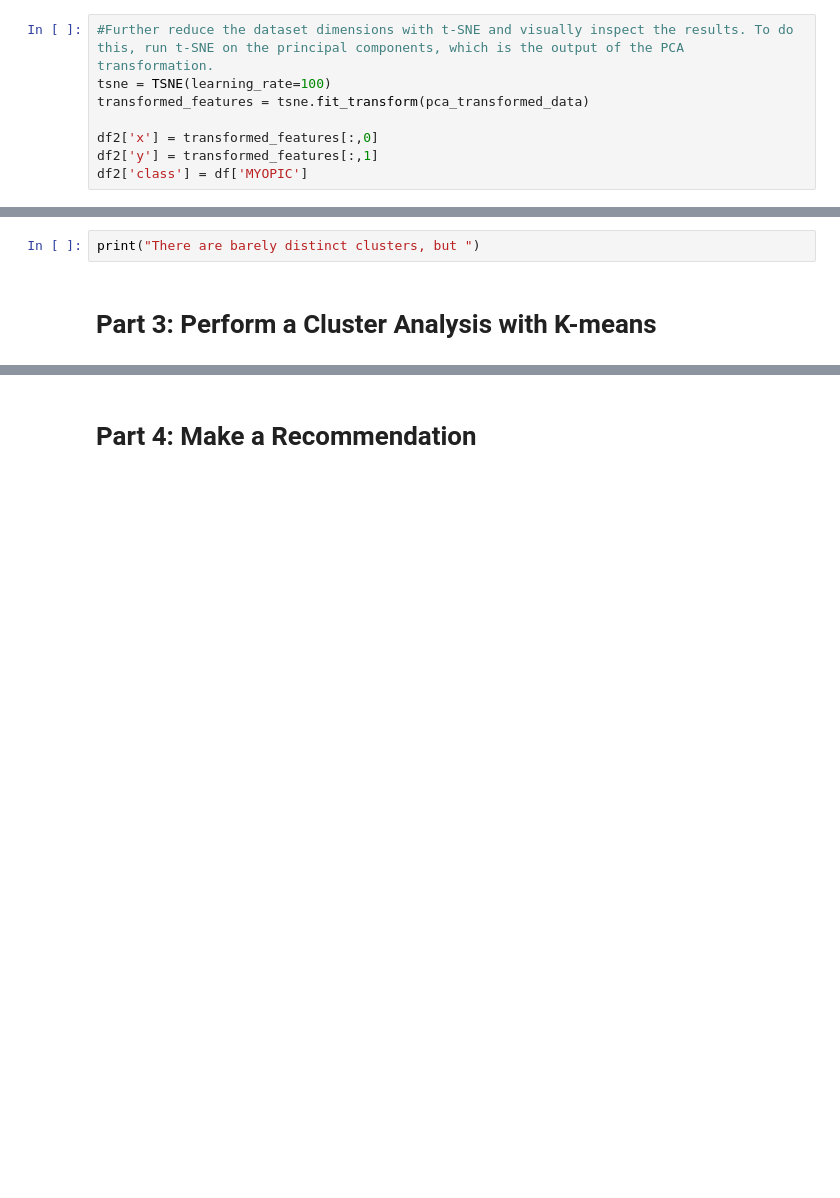
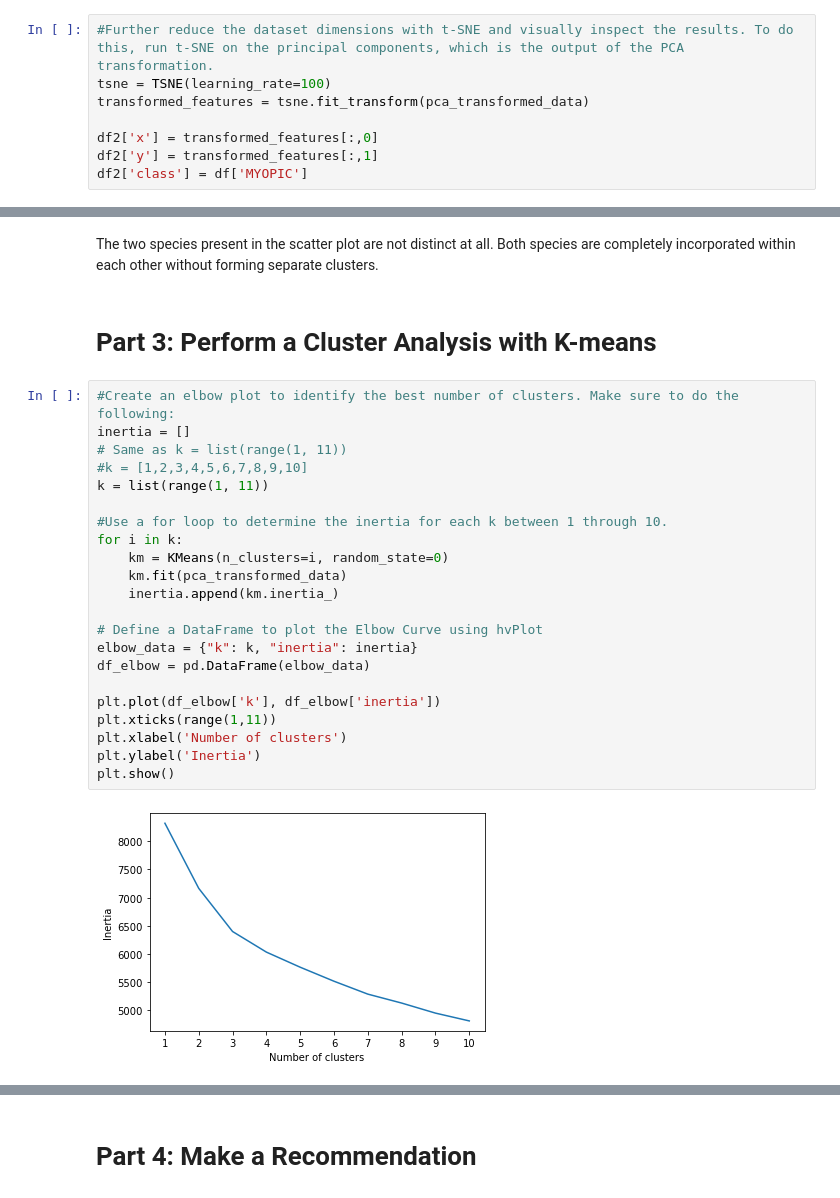
Before and after one commit to csong2020/unsupervised-machine-learning-challenge, a Jupyter notebook: unsupervised-machine-learning-challenge.ipynb, the cells around one changed output, grey strips where cells are left out. Cells and saved outputs as stored; diff of their text form; blank space fills up the shorter version.

```diff
--- a/unsupervised-machine-learning-challenge.ipynb
+++ b/unsupervised-machine-learning-challenge.ipynb
@@ -85,4 +86,28 @@ plt.show()
-# %%
-print("There are barely distinct clusters, but ")
+# %% [markdown]
+The two species present in the scatter plot are not distinct at all. Both species are completely incorporated within each other without forming separate clusters.
 # %% [markdown]
 # Part 3: Perform a Cluster Analysis with K-means
+# %%
+#Create an elbow plot to identify the best number of clusters. Make sure to do the following:
+inertia = []
+# Same as k = list(range(1, 11))
+#k = [1,2,3,4,5,6,7,8,9,10]
+k = list(range(1, 11))
+
+#Use a for loop to determine the inertia for each k between 1 through 10.
+for i in k:
+    km = KMeans(n_clusters=i, random_state=0)
+    km.fit(pca_transformed_data)
+    inertia.append(km.inertia_)
+
+# Define a DataFrame to plot the Elbow Curve using hvPlot
+elbow_data = {"k": k, "inertia": inertia}
+df_elbow = pd.DataFrame(elbow_data)
+
+plt.plot(df_elbow['k'], df_elbow['inertia'])
+plt.xticks(range(1,11))
+plt.xlabel('Number of clusters')
+plt.ylabel('Inertia')
+plt.show()
+# %% [output]
+[figure, added]
```
Also changed, not shown: parts of 9 cells of this notebook, 1 other file.
